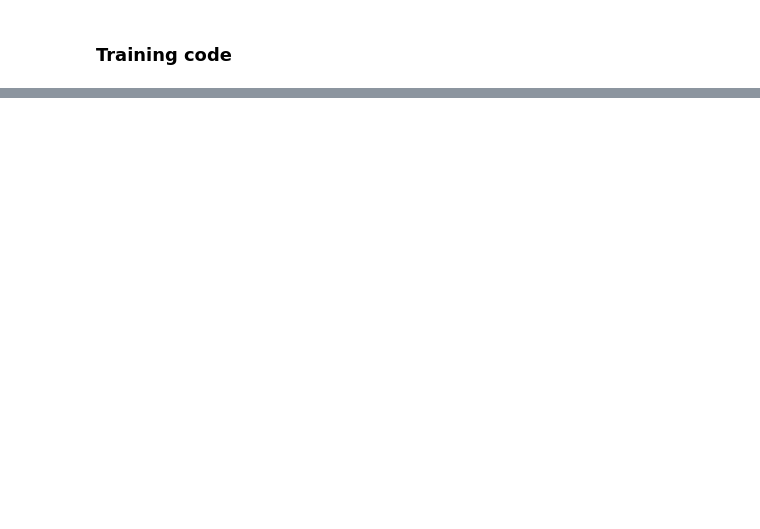
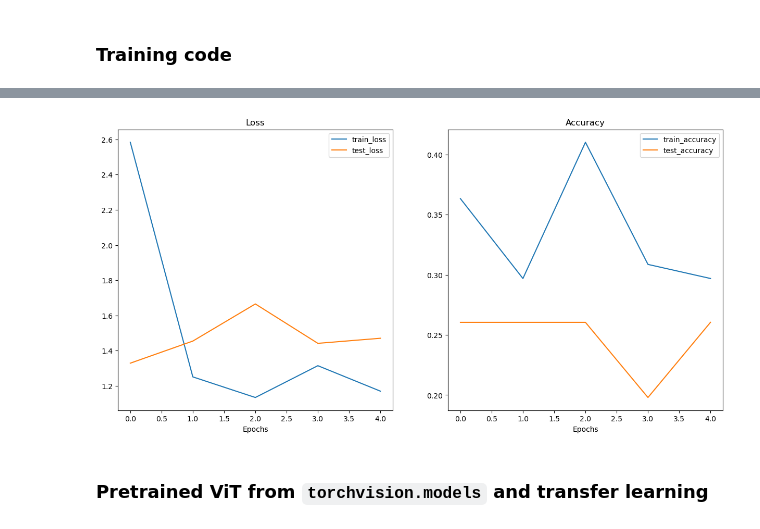
Before and after one commit to roshankarande/pytorch_related, a Jupyter notebook: 08.ipynb, the cells around one changed output, grey strips where cells are left out. Drawn from its saved outputs; the diff is of its cells as text; code cells hidden in the pictures; blank space fills up the shorter version.

```diff
--- a/08.ipynb
+++ b/08.ipynb
@@ -537,7 +537,7 @@ class ViTBase(nn.Module):
         # print(f"{x.shape}")
         return x
 # %%
-vit = ViTBase(num_clases=len(classnames))
+vit = ViTBase(num_clases=len(classnames),num_transformer_layers=2) # NOTE! This should be 12 but for training purpose -> 2 on laptop
 output = vit(image.unsqueeze(0))
 
 output.shape
@@ -574,0 +581,10 @@ set_seeds()
+# %%
+# Train the model and save the training results to a dictionary
+results = engine.train(model=vit,
+                       train_dataloader=train_dataloader,
+                       test_dataloader=test_dataloader,
+                       optimizer=optimizer,
+                       loss_fn=loss_fn,
+                       epochs=5,
+                       device=device
+                       )
@@ -574,0 +597,6 @@ set_seeds()
+# %%
+helper_functions.plot_loss_curves(results)
+# %% [output]
+[figure, added]
+# %% [markdown]
+### Pretrained ViT from `torchvision.models` and transfer learning
```
Also changed, not shown: parts of 17 cells of this notebook, 1 other file.
